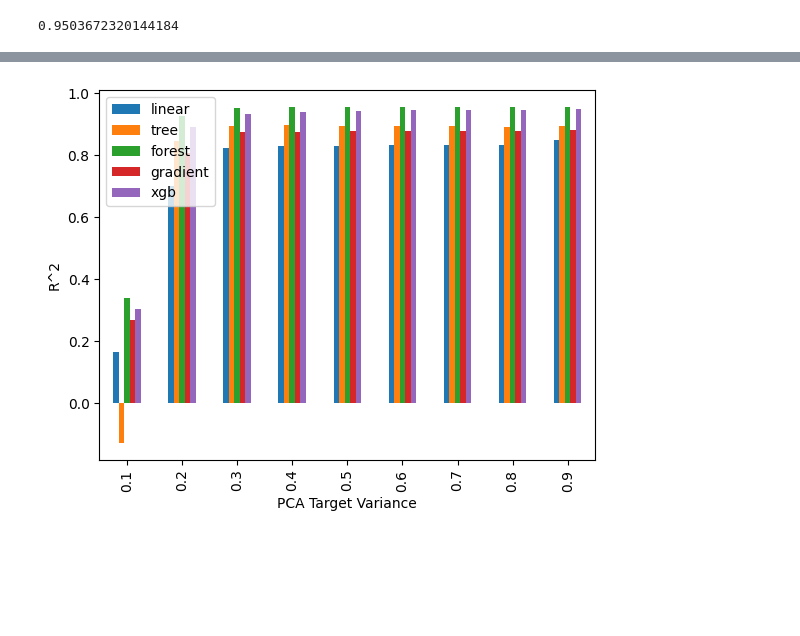
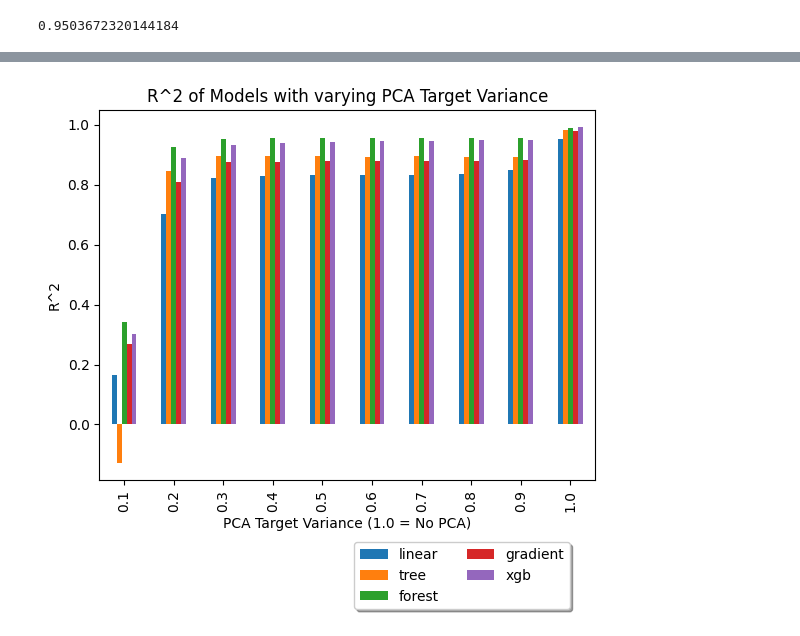
Before and after one commit to GregShiner/CMPSC-445-Project1, a Jupyter notebook: project.ipynb, the cells around one changed output, grey strips where cells are left out. Saved outputs shown, nothing was run; the diff lists cells and outputs as text; code cells hidden in the pictures; blank space fills up the shorter version.

```diff
--- a/project.ipynb
+++ b/project.ipynb
@@ -549,13 +614,19 @@ for n in range(10, 11):
 # %%
 import pandas as pd
 import matplotlib.pyplot as plt
 scores = pd.read_csv('scores.csv')
 # Set index to 'variance'
 scores.set_index('variance', inplace=True)
+# The following data point is the set of results of the non-PCA models
+scores.loc[1.0] = [0.9512312843786501, 0.9824355677552454, 0.9901871345886166, 0.9788307667380225, 0.9928276252623156]
 # Plot the scores (x label is "PCA Target Variance", y label is "R^2")
 scores.plot(kind='bar')
-plt.xlabel('PCA Target Variance')
+plt.title('R^2 of Models with varying PCA Target Variance')
+plt.xlabel('PCA Target Variance (1.0 = No PCA)')
 plt.ylabel('R^2')
+# Put the key on the bottom
+plt.legend(loc='upper left', bbox_to_anchor=(0.5, -0.15), shadow=True, ncol=2)
+
 plt.show()
 # %% [output]
-[figure, old version]
+[figure, new version]
```
Also changed, not shown: parts of 10 cells of this notebook, 3 other files.
